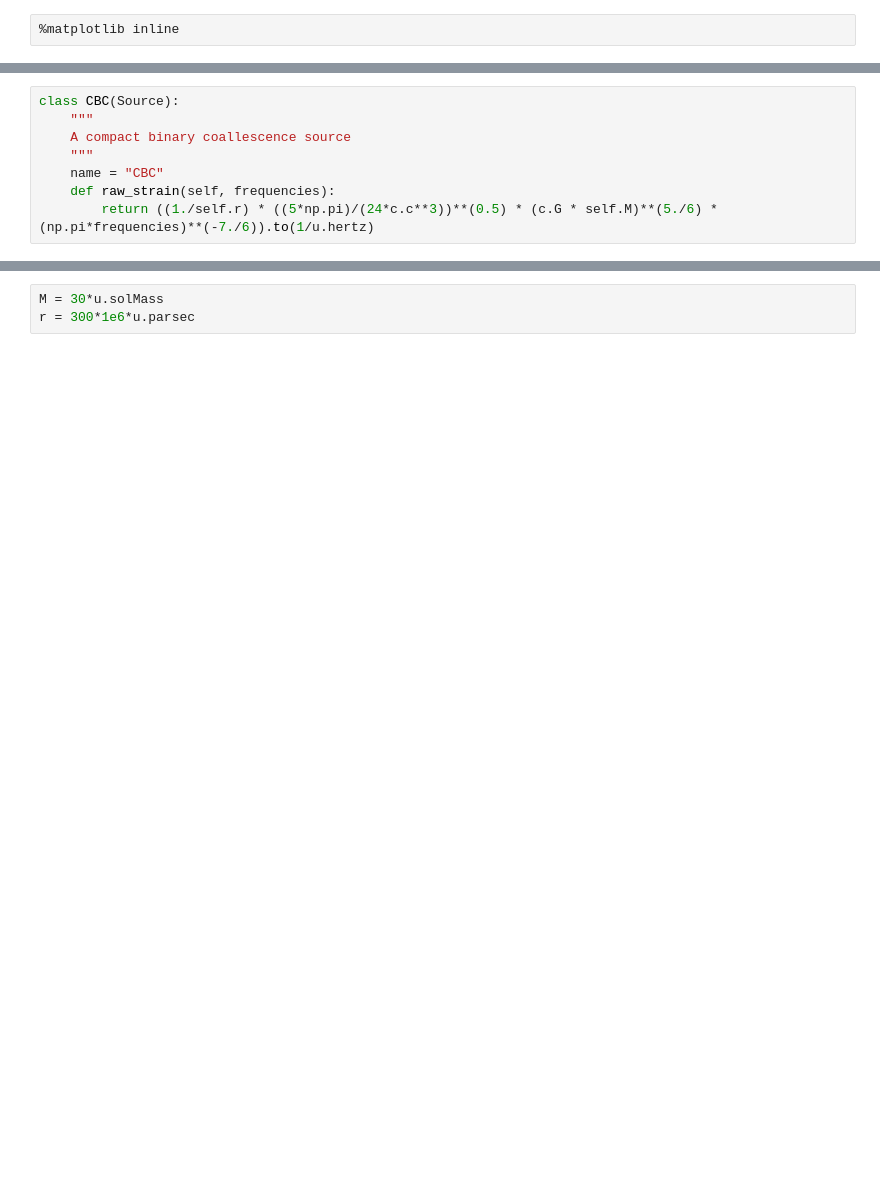
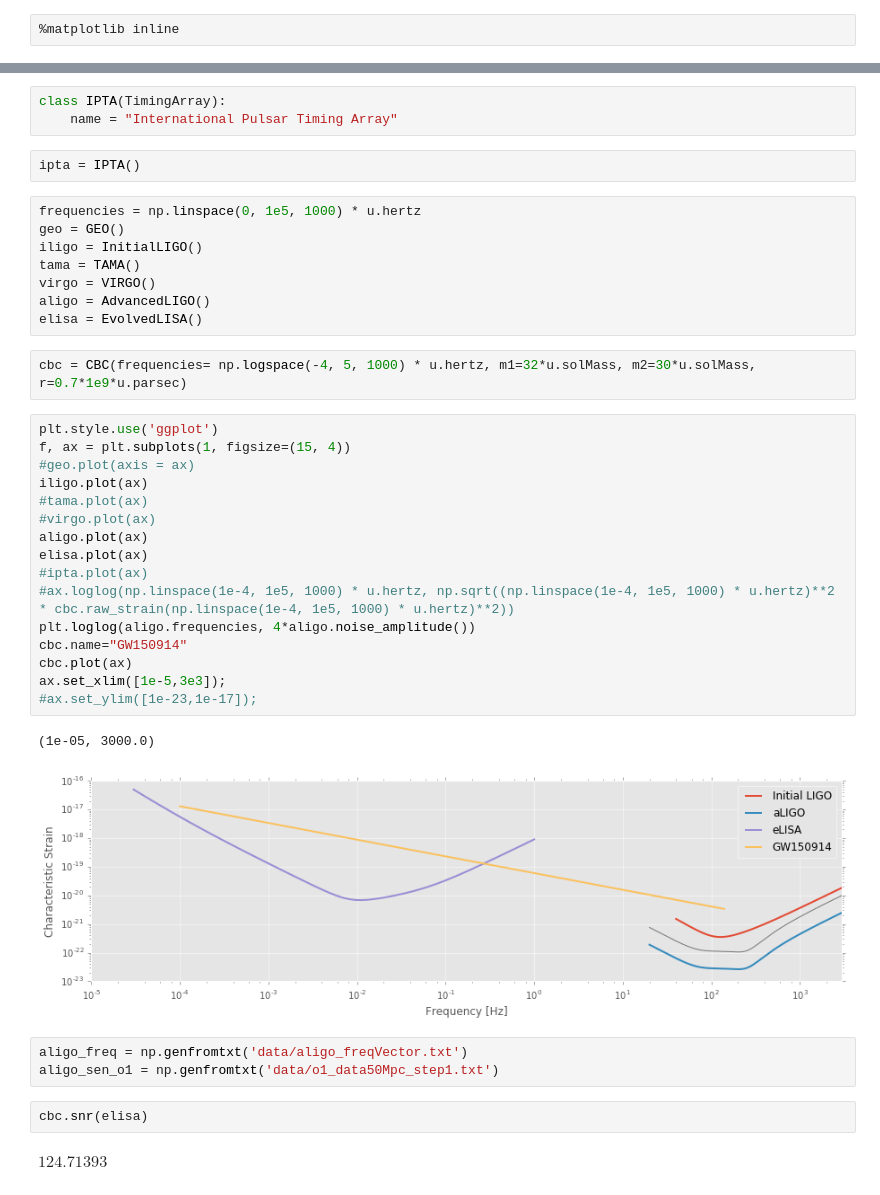
Before and after one commit to transientlunatic/gravwave-astronomy, a Jupyter notebook: IFO Sensitivities.ipynb, the cells around one changed output, grey strips where cells are left out. Saved outputs shown, nothing was run; the diff lists cells and outputs as text; blank space fills up the shorter version.

```diff
--- a/IFO Sensitivities.ipynb
+++ b/IFO Sensitivities.ipynb
@@ -120,8 +11,0 @@ class VIRGO(Interferometer):
-# %%
-class CBC(Source):
-    """
-    A compact binary coallescence source
-    """
-    name = "CBC"
-    def raw_strain(self, frequencies):
-        return ((1./self.r) * ((5*np.pi)/(24*c.c**3))**(0.5) * (c.G * self.M)**(5./6) * (np.pi*frequencies)**(-7./6)).to(1/u.hertz)
@@ -173,3 +12,41 @@ $2.801569 \times 10^{-20} \; \mathrm{}$
-# %%
-M = 30*u.solMass
-r = 300*1e6*u.parsec
+# %%
+class IPTA(TimingArray):
+    name = "International Pulsar Timing Array"
+# %%
+ipta = IPTA()
+# %%
+frequencies = np.linspace(0, 1e5, 1000) * u.hertz
+geo = GEO()
+iligo = InitialLIGO()
+tama = TAMA()
+virgo = VIRGO()
+aligo = AdvancedLIGO()
+elisa = EvolvedLISA()
+# %%
+cbc = CBC(frequencies= np.logspace(-4, 5, 1000) * u.hertz, m1=32*u.solMass, m2=30*u.solMass, r=0.7*1e9*u.parsec)
+# %%
+plt.style.use('ggplot')
+f, ax = plt.subplots(1, figsize=(15, 4))
+#geo.plot(axis = ax)
+iligo.plot(ax)
+#tama.plot(ax)
+#virgo.plot(ax)
+aligo.plot(ax)
+elisa.plot(ax)
+#ipta.plot(ax)
+#ax.loglog(np.linspace(1e-4, 1e5, 1000) * u.hertz, np.sqrt((np.linspace(1e-4, 1e5, 1000) * u.hertz)**2 * cbc.raw_strain(np.linspace(1e-4, 1e5, 1000) * u.hertz)**2))
+plt.loglog(aligo.frequencies, 4*aligo.noise_amplitude())
+cbc.name="GW150914"
+cbc.plot(ax)
+ax.set_xlim([1e-5,3e3]);
+#ax.set_ylim([1e-23,1e-17]);
+# %% [output]
+(1e-05, 3000.0)
+[figure, added]
+# %%
+aligo_freq = np.genfromtxt('data/aligo_freqVector.txt')
+aligo_sen_o1 = np.genfromtxt('data/o1_data50Mpc_step1.txt')
+# %%
+cbc.snr(elisa)
+# %% [output]
+$124.71393 \; \mathrm{}$
```
Also changed, not shown: parts of 34 cells of this notebook.
